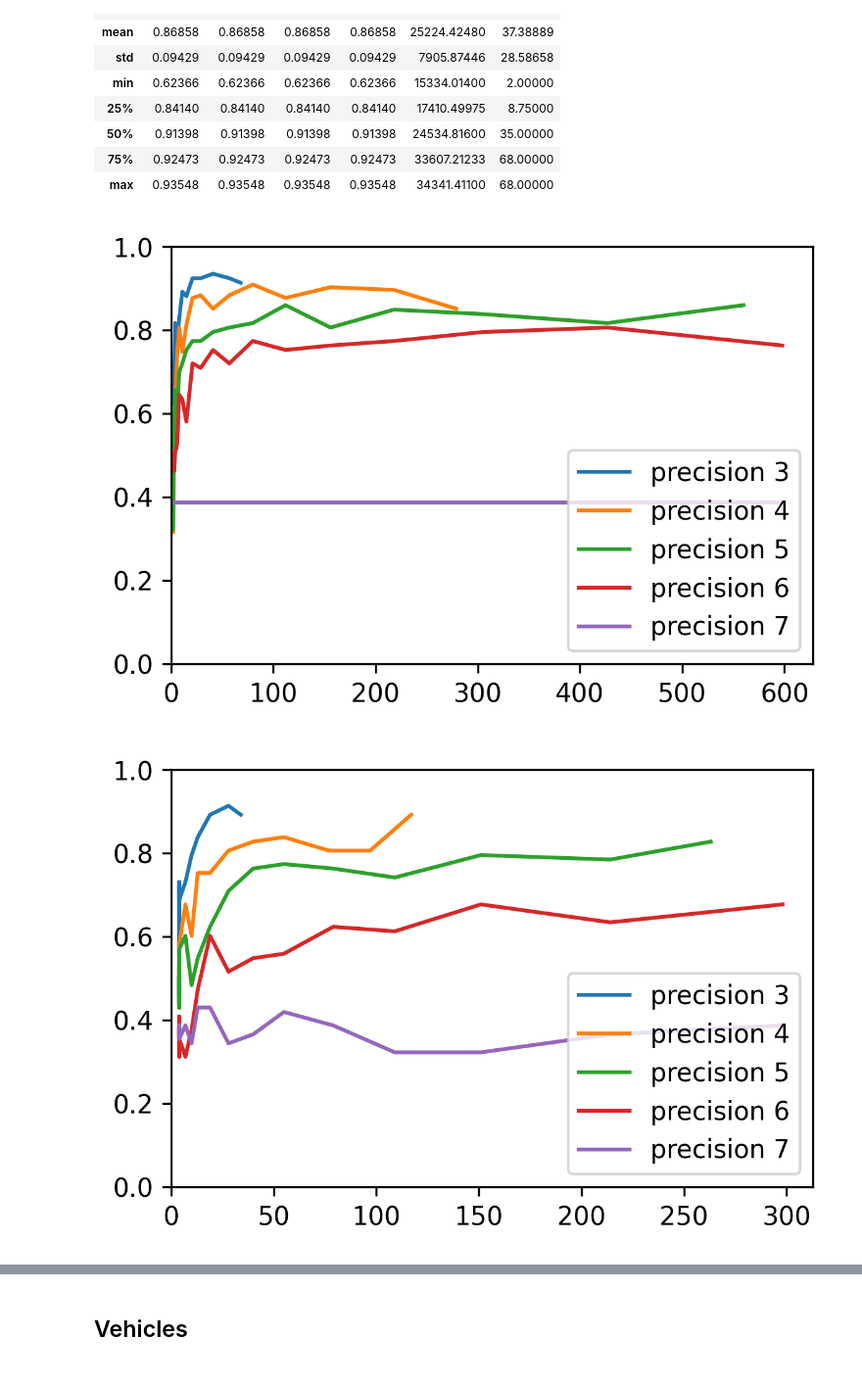
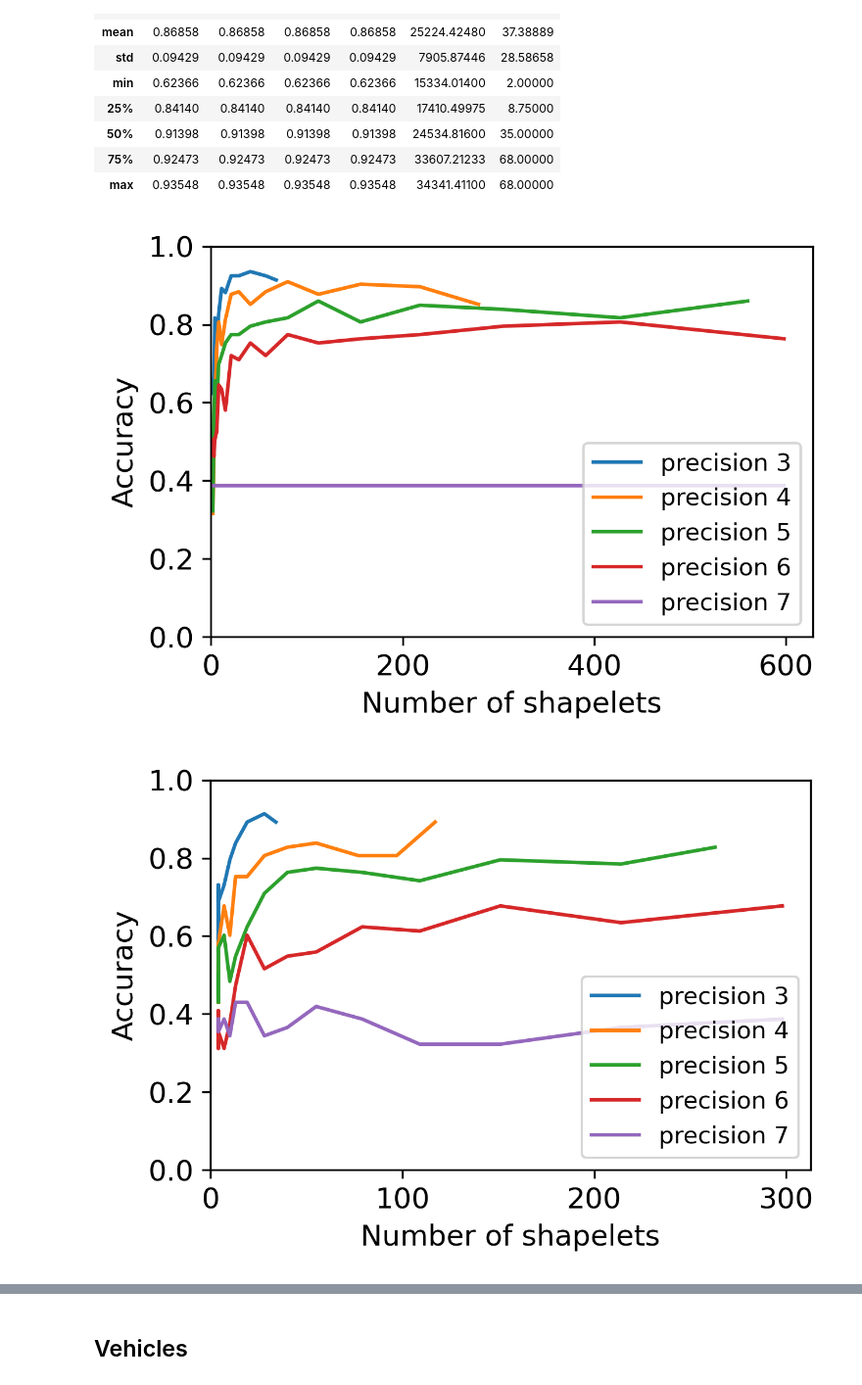
Before and after one commit to cri98li/cri98tj, a Jupyter notebook: Notebooks per grafici/Confronti nostri modelli.ipynb, the cells around one changed output, grey strips where cells are left out. Shown at 98% size. Drawn from its saved outputs; the diff is of its cells as text; code cells hidden in the pictures.

```diff
--- a/Notebooks per grafici/Confronti nostri modelli.ipynb
+++ b/Notebooks per grafici/Confronti nostri modelli.ipynb
@@ -58,11 +43,16 @@ plt.xlim(xmin=0)
 fig = plt.gcf()
 fig.set_size_inches(4.5, 3)
 fig.set_dpi(300)
+
+plt.xlabel('Number of shapelets', fontsize=12)
+plt.ylabel('Accuracy', fontsize=12)
+plt.tick_params(axis='both', which='major', labelsize=12)
+
 plt.savefig("Animals RIG.pdf", bbox_inches='tight')
 
 plt.show()
 # %% [output]
-[figure, old version]
+[figure, new version]
 # %%
 nMov_R3 = pd.read_csv("../experiments/Test n_movelet animals R 3.csv")
 nMov_R4 = pd.read_csv("../experiments/Test n_movelet animals R 4.csv")
@@ -72,24 +62,29 @@ nMov_R7 = pd.read_csv("../experiments/Test n_movelet animals R 7.csv")
 # %%
 plt.plot(nMov_R3.n, nMov_R3.acc, label="precision 3")
 plt.plot(nMov_R4.n, nMov_R4.acc, label="precision 4")
 plt.plot(nMov_R5.n, nMov_R5.acc, label="precision 5")
 plt.plot(nMov_R6.n, nMov_R6.acc, label="precision 6")
 plt.plot(nMov_R7.n, nMov_R7.acc, label="precision 7")
 
 
 plt.legend()
 
 plt.legend()
 plt.ylim(ymin=0, ymax=1)
 plt.xlim(xmin=0)
 fig = plt.gcf()
 fig.set_size_inches(4.5, 3)
 fig.set_dpi(300)
+
+plt.xlabel('Number of shapelets', fontsize=12)
+plt.ylabel('Accuracy', fontsize=12)
+plt.tick_params(axis='both', which='major', labelsize=12)
+
 plt.savefig("Animals R.pdf", bbox_inches='tight')
 
 plt.show()
 # %% [output]
-[figure, old version]
+[figure, new version]
 # %%
 nMov_R4
 # %% [output]
```
Also changed, not shown: parts of 10 cells of this notebook, 46 other files.
